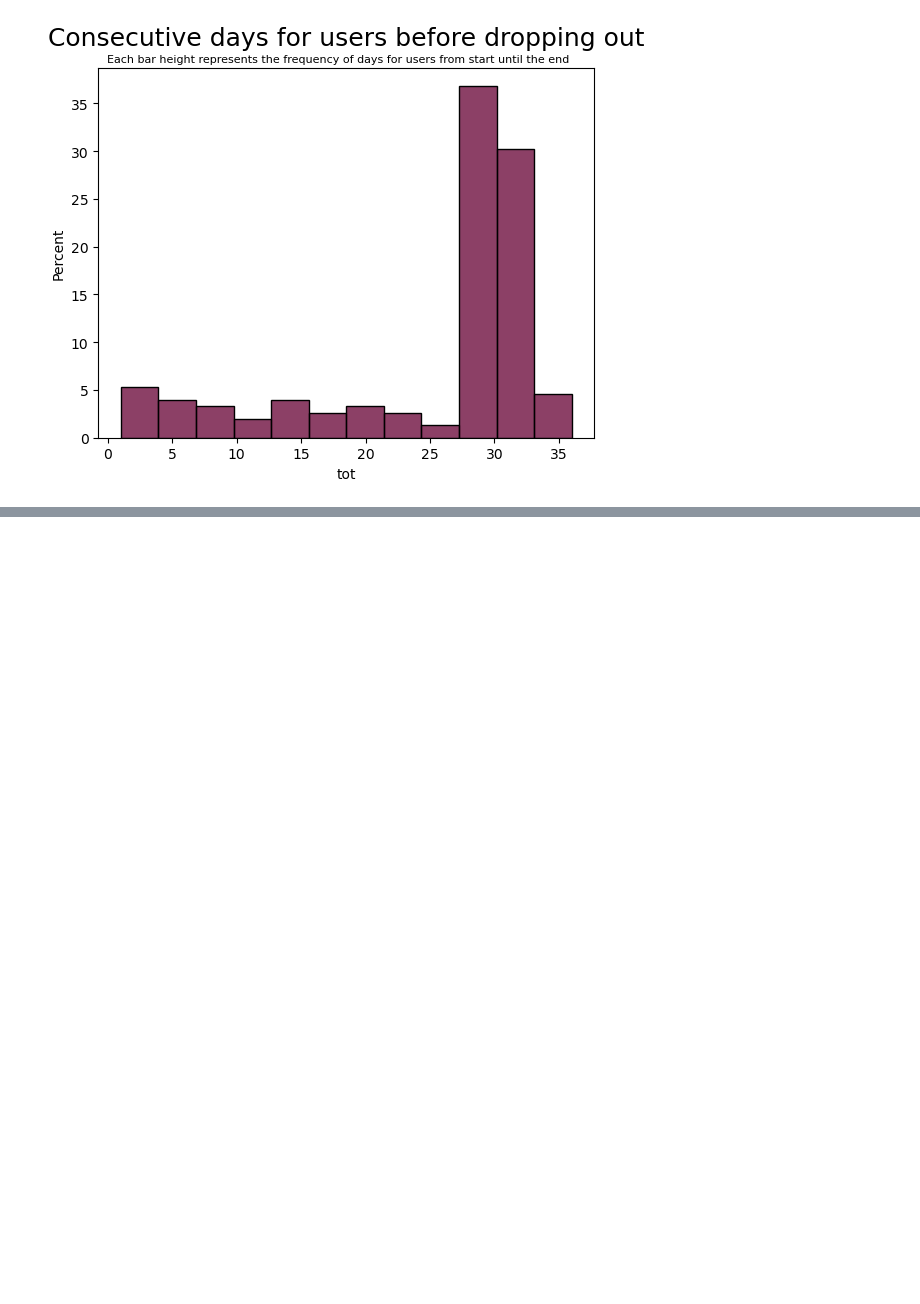
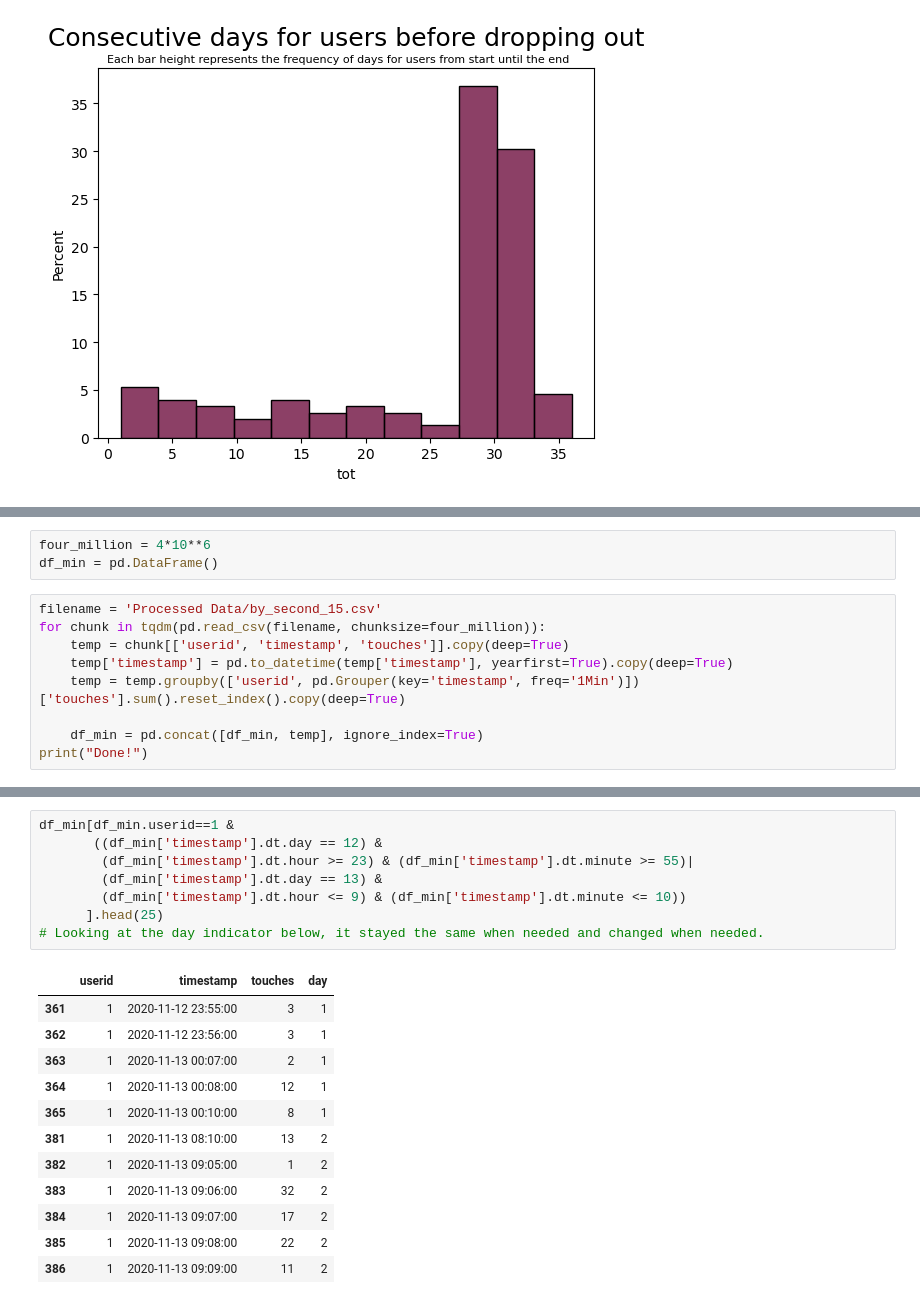
Before and after one commit to FluveFV/PhonePervasiveness, a Jupyter notebook: Data_preparation_and_cleaning.ipynb, the cells around one changed output, grey strips where cells are left out. Drawn from its saved outputs; the diff is of its cells as text; blank space fills up the shorter version.

```diff
--- a/Data_preparation_and_cleaning.ipynb
+++ b/Data_preparation_and_cleaning.ipynb
@@ -336,0 +329,12 @@ df['circaday'] = df[(df['circaday'] == )]
+# %%
+four_million = 4*10**6
+df_min = pd.DataFrame()
+# %%
+filename = 'Processed Data/by_second_15.csv'
+for chunk in tqdm(pd.read_csv(filename, chunksize=four_million)):
+    temp = chunk[['userid', 'timestamp', 'touches']].copy(deep=True)
+    temp['timestamp'] = pd.to_datetime(temp['timestamp'], yearfirst=True).copy(deep=True)
+    temp = temp.groupby(['userid', pd.Grouper(key='timestamp', freq='1Min')])['touches'].sum().reset_index().copy(deep=True)
+
+    df_min = pd.concat([df_min, temp], ignore_index=True)
+print("Done!")
@@ -336,0 +384,21 @@ df['circaday'] = df[(df['circaday'] == )]
+# %%
+df_min[df_min.userid==1 &
+       ((df_min['timestamp'].dt.day == 12) &
+        (df_min['timestamp'].dt.hour >= 23) & (df_min['timestamp'].dt.minute >= 55)|
+        (df_min['timestamp'].dt.day == 13) &
+        (df_min['timestamp'].dt.hour <= 9) & (df_min['timestamp'].dt.minute <= 10))
+      ].head(25)
+# Looking at the day indicator below, it stayed the same when needed and changed when needed.
+# %% [output]
+|  | userid | timestamp | touches | day |
+| 361 | 1 | 2020-11-12 23:55:00 | 3 | 1 |
+| 362 | 1 | 2020-11-12 23:56:00 | 3 | 1 |
+| 363 | 1 | 2020-11-13 00:07:00 | 2 | 1 |
+| 364 | 1 | 2020-11-13 00:08:00 | 12 | 1 |
+| 365 | 1 | 2020-11-13 00:10:00 | 8 | 1 |
+| 381 | 1 | 2020-11-13 08:10:00 | 13 | 2 |
+| 382 | 1 | 2020-11-13 09:05:00 | 1 | 2 |
+| 383 | 1 | 2020-11-13 09:06:00 | 32 | 2 |
+| 384 | 1 | 2020-11-13 09:07:00 | 17 | 2 |
+| 385 | 1 | 2020-11-13 09:08:00 | 22 | 2 |
+| 386 | 1 | 2020-11-13 09:09:00 | 11 | 2 |
```
Also changed, not shown: parts of 41 cells of this notebook.
